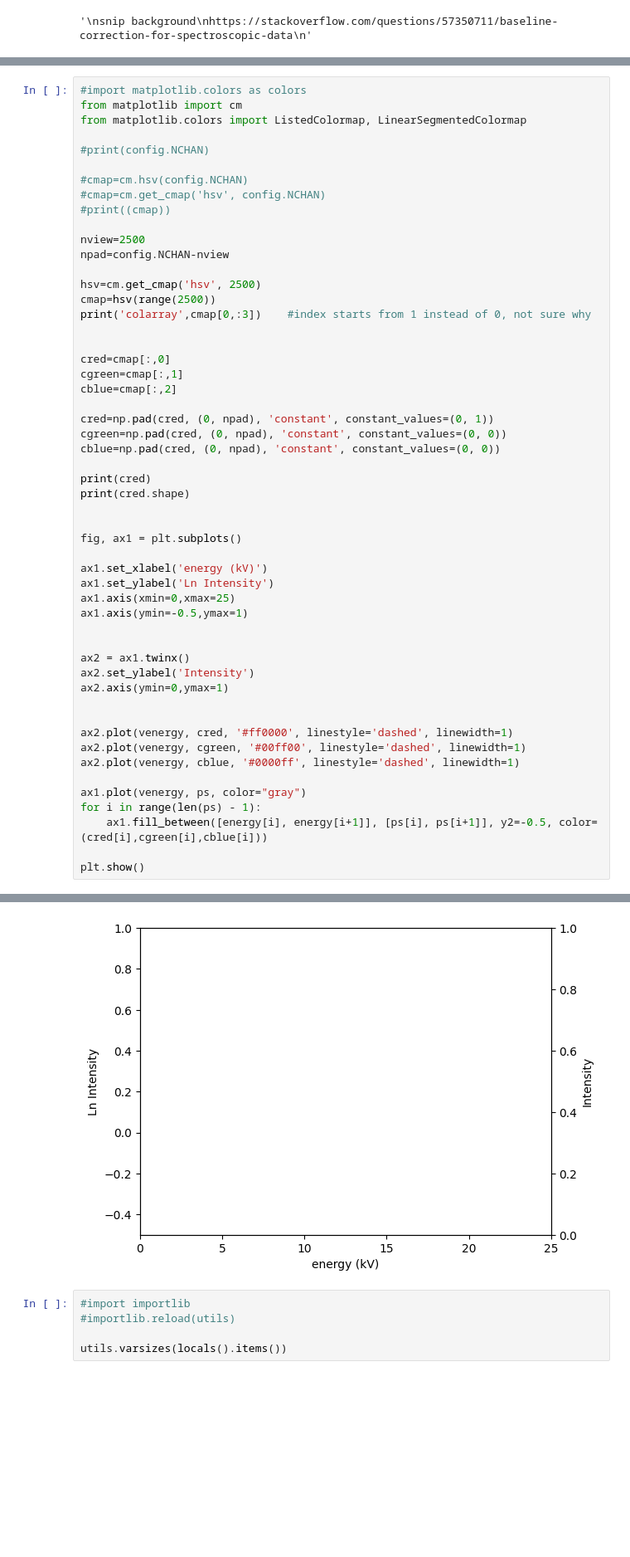
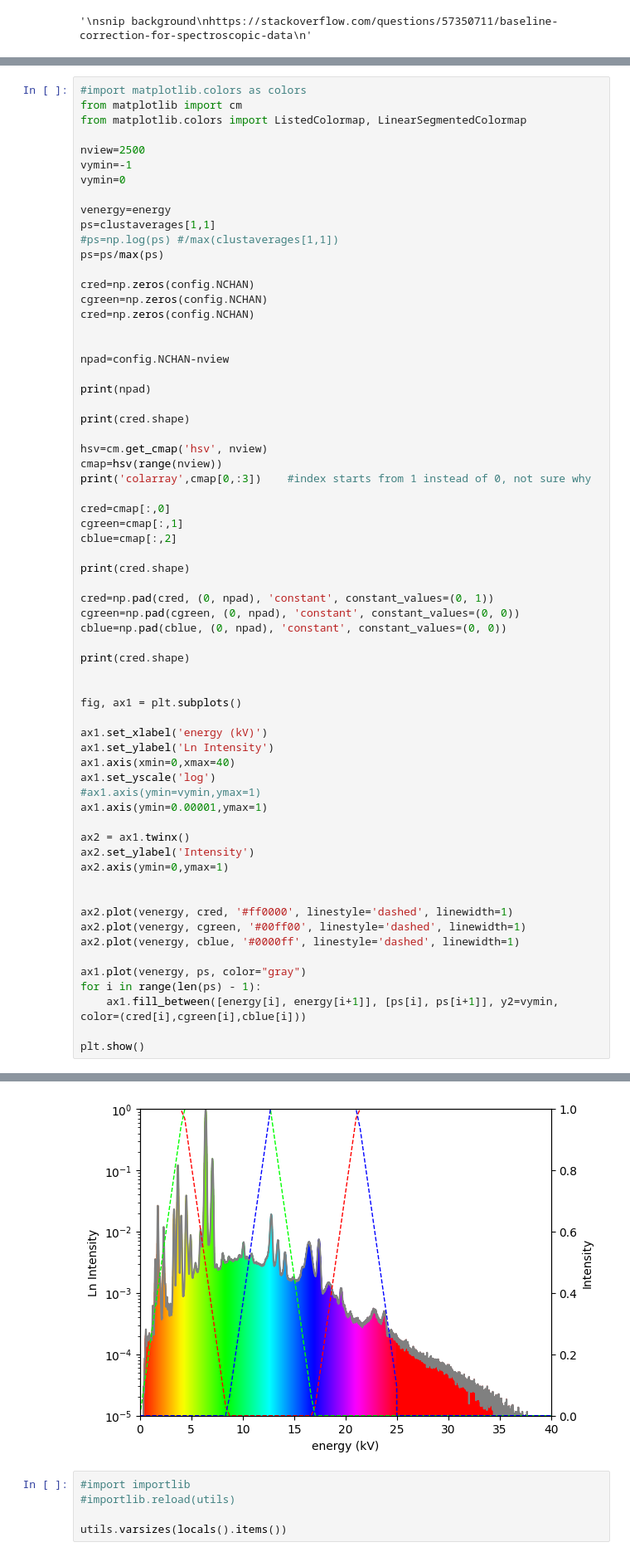
Before and after one commit to lachlanc61/ReadoutXFM, a Jupyter notebook: explore.ipynb, the cells around one changed output, grey strips where cells are left out. Shown at 83% size. Saved outputs shown, nothing was run; the diff lists cells and outputs as text; blank space fills up the shorter version.

```diff
--- a/explore.ipynb
+++ b/explore.ipynb
@@ -375,29 +375,40 @@ plt.show()
 from matplotlib import cm
 from matplotlib.colors import ListedColormap, LinearSegmentedColormap
 
-#print(config.NCHAN)
+nview=2500
+vymin=-1
+vymin=0
 
-#cmap=cm.hsv(config.NCHAN)
-#cmap=cm.get_cmap('hsv', config.NCHAN)
-#print((cmap))
+venergy=energy
+ps=clustaverages[1,1]
+#ps=np.log(ps) #/max(clustaverages[1,1])
+ps=ps/max(ps)
 
-nview=2500
+cred=np.zeros(config.NCHAN)
+cgreen=np.zeros(config.NCHAN)
+cred=np.zeros(config.NCHAN)
+
+
 npad=config.NCHAN-nview
 
-hsv=cm.get_cmap('hsv', 2500)
-cmap=hsv(range(2500))
+print(npad)
+
+print(cred.shape)
+
+hsv=cm.get_cmap('hsv', nview)
+cmap=hsv(range(nview))
 print('colarray',cmap[0,:3])    #index starts from 1 instead of 0, not sure why
-
 
 cred=cmap[:,0]
 cgreen=cmap[:,1]
 cblue=cmap[:,2]
 
+print(cred.shape)
+
 cred=np.pad(cred, (0, npad), 'constant', constant_values=(0, 1))
-cgreen=np.pad(cred, (0, npad), 'constant', constant_values=(0, 0))
-cblue=np.pad(cred, (0, npad), 'constant', constant_values=(0, 0))
+cgreen=np.pad(cgreen, (0, npad), 'constant', constant_values=(0, 0))
+cblue=np.pad(cblue, (0, npad), 'constant', constant_values=(0, 0))
 
-print(cred)
 print(cred.shape)
 
 
@@ -405,9 +416,10 @@ fig, ax1 = plt.subplots()
 
 ax1.set_xlabel('energy (kV)')
 ax1.set_ylabel('Ln Intensity')
-ax1.axis(xmin=0,xmax=25)
-ax1.axis(ymin=-0.5,ymax=1)
-
+ax1.axis(xmin=0,xmax=40)
+ax1.set_yscale('log')
+#ax1.axis(ymin=vymin,ymax=1)
+ax1.axis(ymin=0.00001,ymax=1)
 
 ax2 = ax1.twinx()
 ax2.set_ylabel('Intensity')
@@ -420,7 +432,7 @@ ax2.plot(venergy, cblue, '#0000ff', linestyle='dashed', linewidth=1)
 
 ax1.plot(venergy, ps, color="gray")
 for i in range(len(ps) - 1):
-    ax1.fill_between([energy[i], energy[i+1]], [ps[i], ps[i+1]], y2=-0.5, color=(cred[i],cgreen[i],cblue[i]))
+    ax1.fill_between([energy[i], energy[i+1]], [ps[i], ps[i+1]], y2=vymin, color=(cred[i],cgreen[i],cblue[i]))
 
 plt.show()
 # %% [output]
@@ -431,4 +444,4 @@ ValueError: x and y must have same first dimension, but have shapes (4096,) and
-[figure, old version]
+[figure, new version]
 # %%
 #import importlib
 #importlib.reload(utils)
```
Also changed, not shown: parts of 1 cell of this notebook, 1 other file.
